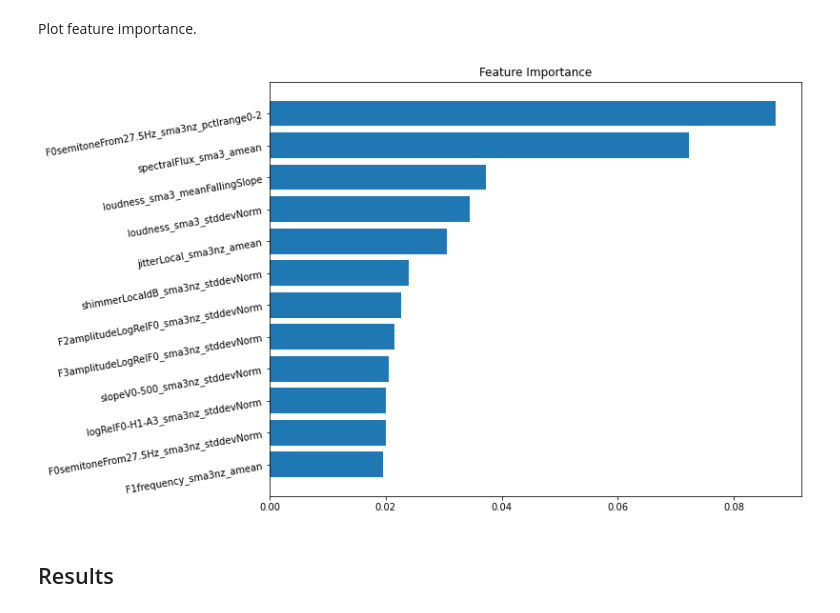
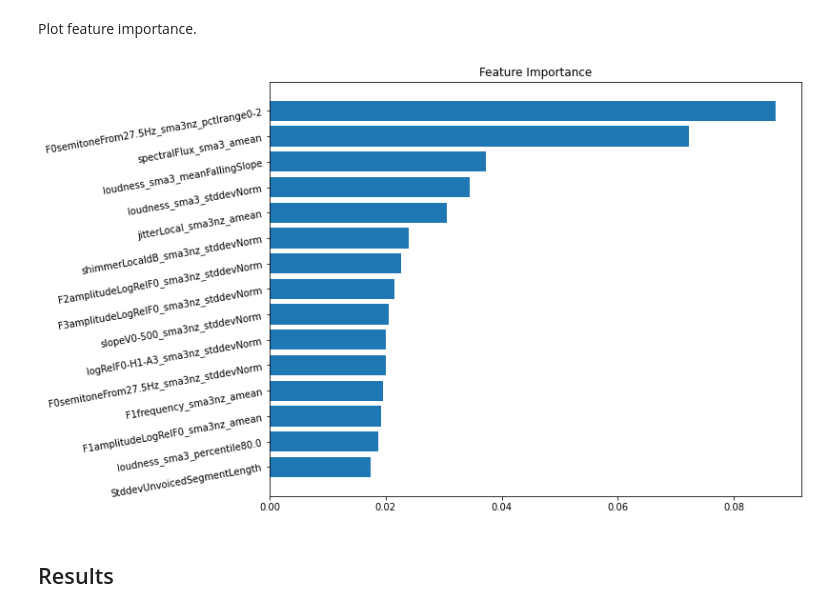
Before and after one commit to Cui-ht/Emotional_Speech_Features-RAVDESS-Experiment, a Jupyter notebook: decision_tree_model.ipynb, the cells around one changed output. Cells and saved outputs as stored; diff of their text form; code cells hidden in the pictures.

Commit message:
decision_trees_model
changed mistakes of plotting

```diff
--- a/decision_tree_model.ipynb
+++ b/decision_tree_model.ipynb
@@ -13,22 +13,22 @@ df = pd.read_csv('all_1440_eGeMAPSv01b.csv')
 # %%
 feature_list = list(df.iloc[:, 7:])
 X = df.iloc[:, 7:].to_numpy()
-y = df['Emotion'].map(lambda x: x-1).to_numpy()
+ylabel = df['Emotion'].map(lambda x: x-1).to_numpy()
 # %%
-Xtrain, Xtest, ytrain, ytest = train_test_split(X, y, test_size=0.2, random_state=1)
+Xtrain, Xtest, ytrain, ytest = train_test_split(X, ylabel, test_size=0.2, random_state=1)
 # %% [markdown]
 ## Tree planter ⬇️
 # %% [markdown]
 Function for hyperparameter tuning and analysis.
 # %%
 def tree_planter(Xtrain, ytrain, Xtest, ytest,
-                     criterion='gini',
-                     random_state=123,
-                     max_depth_MIN=2,
-                     max_depth_MAX=30,
-                     print_best_score=True,
-                     score_depth_plot=False,
-                     return_score=False):
+                 criterion='gini',
+                 random_state=123,
+                 max_depth_MIN=2,
+                 max_depth_MAX=30,
+                 print_best_score=True,
+                 score_depth_plot=False,
+                 return_score=False):
 
     # loop through custom max depths until the best accuracy score is reached
     score = []
@@ -39,8 +39,8 @@ def tree_planter(Xtrain, ytrain, Xtest, ytest,
         tree_model.fit(Xtrain, ytrain)
         score.append(round(tree_model.score(Xtest, ytest), 4))
 
-        # get the best accuracy score and the corresponding max_depth
-        (max_score, max_score_depth) = (max(score), score.index(max(score)) + max_depth_MIN)
+    # get the best accuracy score and the corresponding max_depth
+    (max_score, max_score_depth) = (max(score), score.index(max(score)) + max_depth_MIN)
 
     # print best score
     if print_best_score==True:
@@ -56,11 +56,12 @@ def tree_planter(Xtrain, ytrain, Xtest, ytest,
     if score_depth_plot==True:
         fig, ax = plt.subplots(figsize=(8, 6))
         plt.plot(score, color='yellowgreen', marker="o")
-        plt.xticks(ticks=range(max_depth_MIN, max_depth_MAX))
-        plt.xlabel("Max depth")
+        plt.xticks(ticks=[i for i in range(0, len(range(max_depth_MIN, max_depth_MAX)))],
+                   labels=[str(i) for i in range(max_depth_MIN, max_depth_MAX)])
+        plt.xlabel("Max depth", horizontalalignment='center')
         plt.ylabel("Accuracy Score")
-        for x, y in zip(range(max_depth_MIN, max_depth_MAX), score):
-            plt.text(x, y, y, fontsize=10, rotation=30, horizontalalignment='center')
+        for x, y in zip([i for i in range(0, len(range(max_depth_MIN, max_depth_MAX)))], score):
+            plt.text(x, y, y, fontsize=10, rotation=30, horizontalalignment='left')
         plt.show()
     elif score_depth_plot==False:
         pass
@@ -116,20 +125,21 @@ Plot feature importance.
 # %%
 fig, ax = plt.subplots(figsize=(10, 8))
 plt.barh(np.arange(
-                   len(feature_by_importance[:12])
+                   len(feature_by_importance[:15])
                    ),
-                   importance_sorted[:12][::-1]
+                   importance_sorted[:15][::-1]
                    )
 # plt.xticks(feature_by_importance[:12], rotation='vertical')
 plt.yticks(np.arange(
-                   len(feature_by_importance[:12])
+                   len(feature_by_importance[:15])
                    ),
-                   feature_by_importance[:12][::-1],
+                   feature_by_importance[:15][::-1],
                    rotation=10)
 ax.set_title("Feature Importance")
+# plt.savefig('./feature_importance.png')
 plt.show()
 # %% [output]
-[figure, old version]
+[figure, new version]
 # %% [markdown]
 ## Results
 # %%
```
Also changed, not shown: parts of 13 cells of this notebook.
